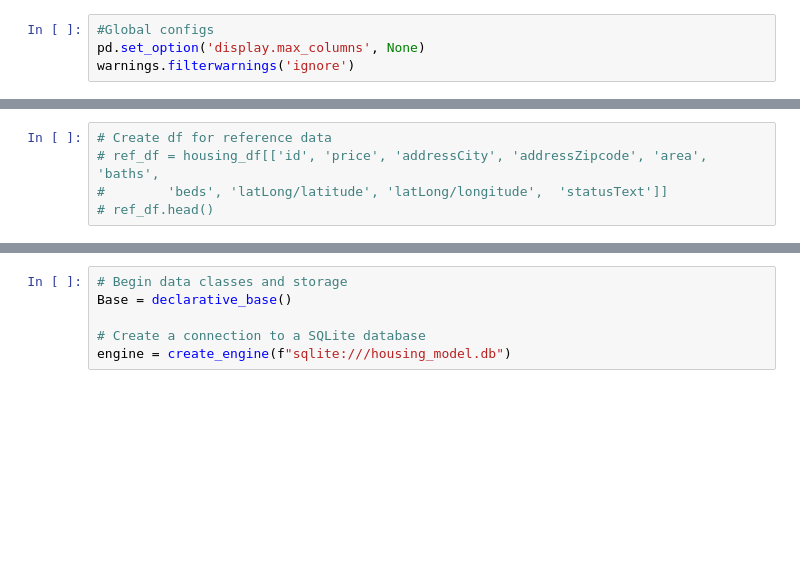
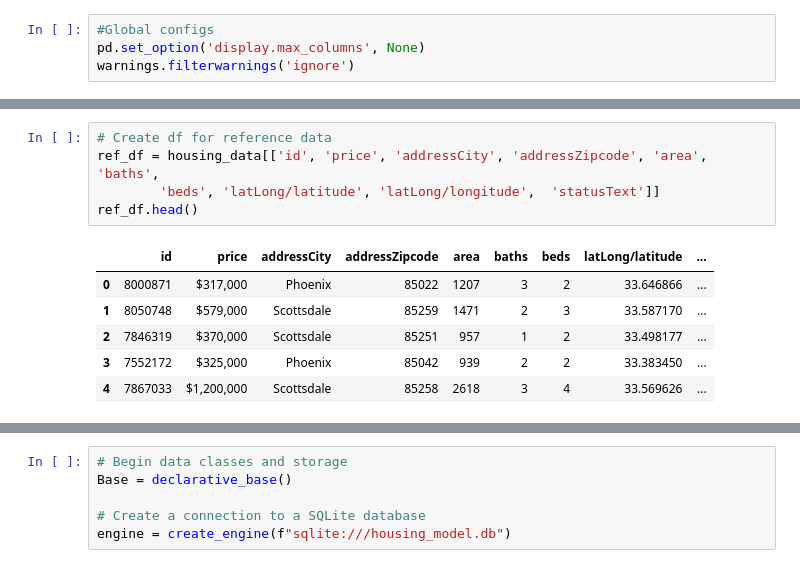
Before and after one commit to ChristianBlomgren/Project_4, a Jupyter notebook: Housing_Data_Clean.ipynb, the cells around one changed output, grey strips where cells are left out. Saved outputs shown, nothing was run; the diff lists cells and outputs as text; blank space fills up the shorter version.

```diff
--- a/Housing_Data_Clean.ipynb
+++ b/Housing_Data_Clean.ipynb
@@ -29,8 +73,15 @@ housing_df.head()
 # %%
 # Create df for reference data
-# ref_df = housing_df[['id', 'price', 'addressCity', 'addressZipcode', 'area', 'baths',
-#        'beds', 'latLong/latitude', 'latLong/longitude',  'statusText']]
-# ref_df.head()
+ref_df = housing_data[['id', 'price', 'addressCity', 'addressZipcode', 'area', 'baths',
+        'beds', 'latLong/latitude', 'latLong/longitude',  'statusText']]
+ref_df.head()
+# %% [output]
+|  | id | price | addressCity | addressZipcode | area | baths | beds | latLong/latitude | ... |
+| 0 | 8000871 | $317,000 | Phoenix | 85022 | 1207 | 3 | 2 | 33.646866 | ... |
+| 1 | 8050748 | $579,000 | Scottsdale | 85259 | 1471 | 2 | 3 | 33.587170 | ... |
+| 2 | 7846319 | $370,000 | Scottsdale | 85251 | 957 | 1 | 2 | 33.498177 | ... |
+| 3 | 7552172 | $325,000 | Phoenix | 85042 | 939 | 2 | 2 | 33.383450 | ... |
+| 4 | 7867033 | $1,200,000 | Scottsdale | 85258 | 2618 | 3 | 4 | 33.569626 | ... |
 # %%
 # Start model data cleaning
 
```
Also changed, not shown: parts of 13 cells of this notebook, 2 other files.
